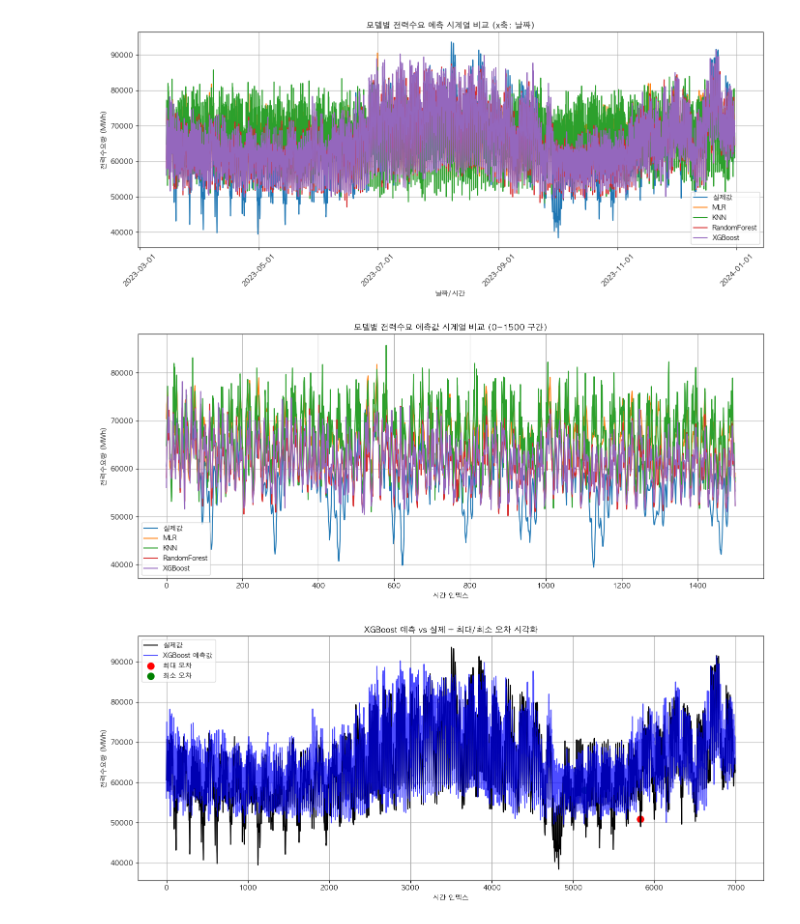
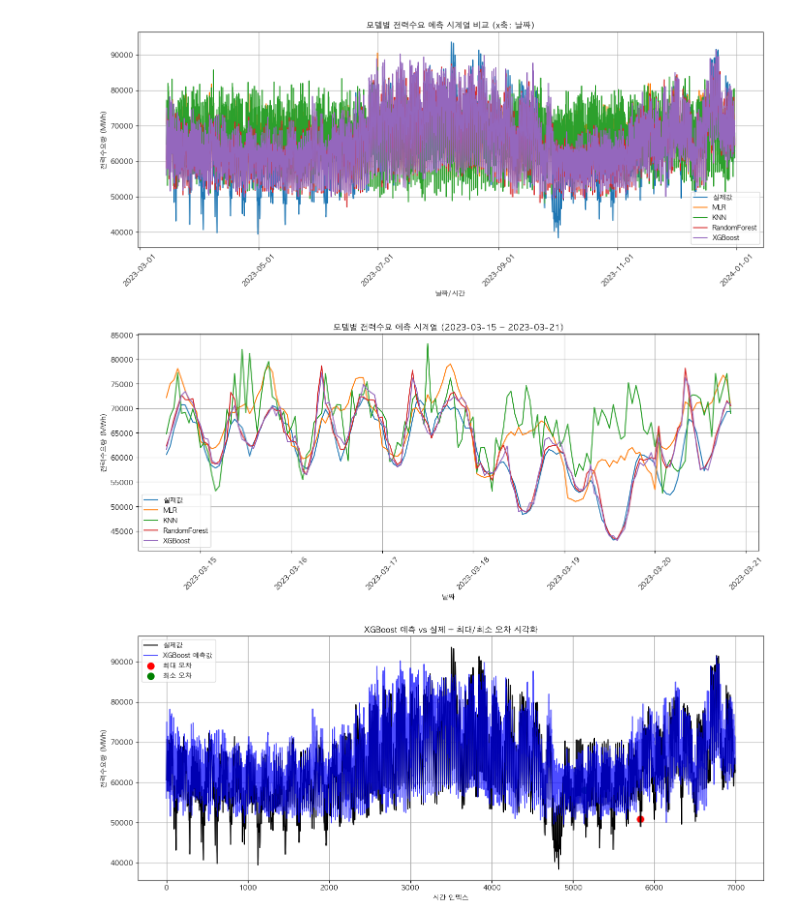
Before and after one commit to jeonjunhyeokk/LoadForeCasting_ML, a Jupyter notebook: Dataset.ipynb, the cells around one changed output. Cells and saved outputs as stored; diff of their text form; code cells hidden in the pictures.

```diff
--- a/Dataset.ipynb
+++ b/Dataset.ipynb
@@ -468,34 +468,47 @@ plt.grid(True)
 plt.tight_layout()
 plt.show()
 # %%
+import pandas as pd
 import matplotlib.pyplot as plt
 
-# 예측값 저장용 딕셔너리
+# 날짜열을 datetime으로 변환
+df["날짜"] = pd.to_datetime(df["날짜"], format="%Y.%m.%d %H:%M")
+
+# 날짜도 테스트셋으로 분할
+date_series = df["날짜"]
+_, date_test = train_test_split(date_series, test_size=0.2, shuffle=False)
+date_test = date_test.reset_index(drop=True)
+
+# 예측값 저장
 preds_dict = {"실제값": y_test.reset_index(drop=True)}
 
 for name, model in models.items():
     preds = model.predict(X_test)
     preds_dict[name] = preds
 
-# 데이터프레임으로 변환
+# 결과 DataFrame + 날짜 추가
 preds_df = pd.DataFrame(preds_dict)
+preds_df["날짜"] = date_test
 
-# 시계열 선그래프 (0~3000 인덱스 구간만)
+# 앞의 1500개만 선택
+subset_df = preds_df.iloc[:150]
+
+# 시계열 그래프 (x축: 날짜)
 plt.figure(figsize=(14, 6))
+for column in subset_df.columns[:-1]:  # 마지막 열 '날짜' 제외
+    plt.plot(subset_df["날짜"], subset_df[column], label=column)
 
-for column in preds_df.columns:
-    plt.plot(preds_df[column][:1500], label=column)
-
-# 그래프 꾸미기
-plt.title("모델별 전력수요 예측값 시계열 비교 (0~1500 구간)")
-plt.xlabel("시간 인덱스")
+# 포맷 꾸미기
+plt.title("모델별 전력수요 예측 시계열 (2023-03-15 ~ 2023-03-21)")
+plt.xlabel("날짜")
 plt.ylabel("전력수요량 (MWh)")
+plt.xticks(rotation=45)
 plt.legend()
 plt.grid(True)
 plt.tight_layout()
 plt.show()
 # %% [output]
-[figure, old version]
+[figure, new version]
 # %%
 import matplotlib.pyplot as plt
 import numpy as np
```
Also changed, not shown: parts of 1 cell of this notebook, 1 other file.
